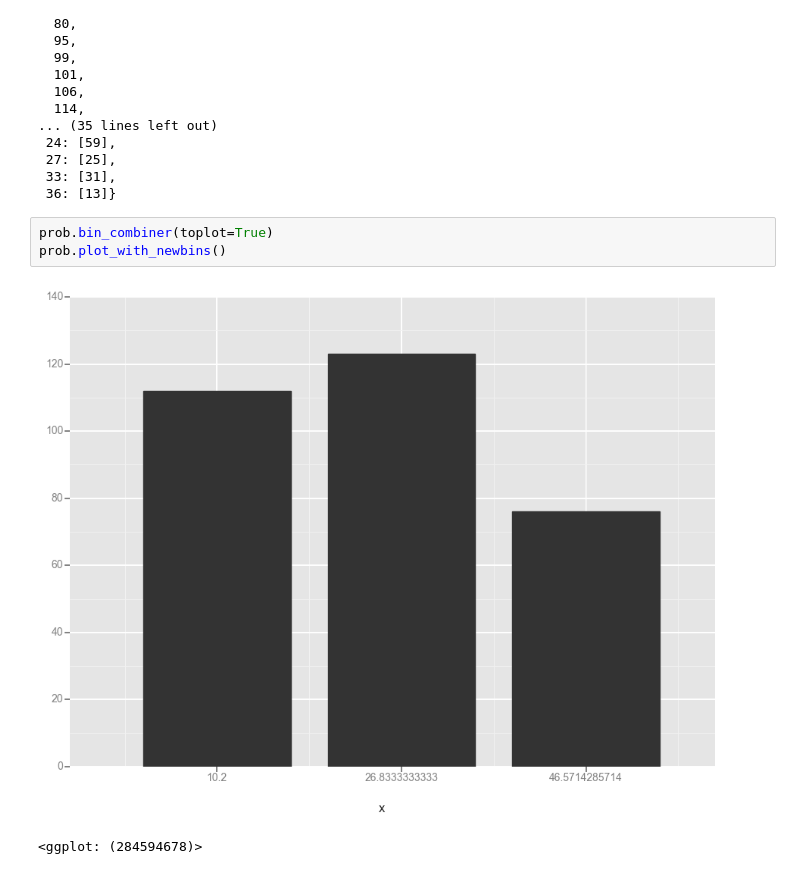
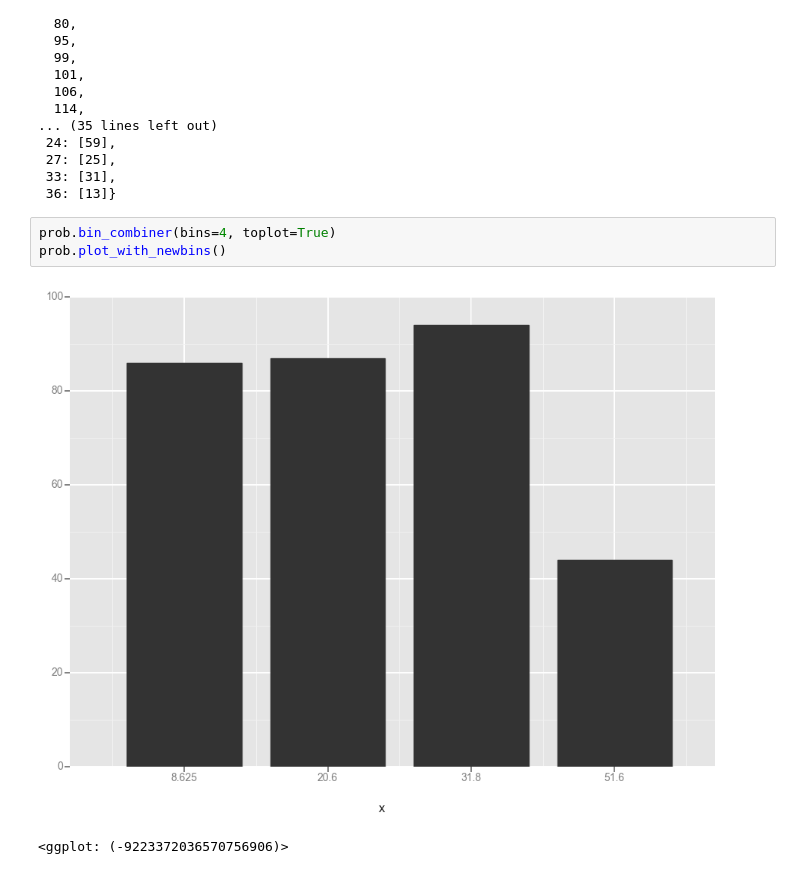
Before and after one commit to szeitlin/probability_binning, a Jupyter notebook: 11_02_2016_test_with_public_dataset.ipynb, the cells around one changed output. Cells and saved outputs as stored; diff of their text form.

```diff
--- a/11_02_2016_test_with_public_dataset.ipynb
+++ b/11_02_2016_test_with_public_dataset.ipynb
@@ -91,8 +92,8 @@ prob.invind
  33: [31],
  36: [13]}
 # %%
-prob.bin_combiner(toplot=True)
+prob.bin_combiner(bins=4, toplot=True)
 prob.plot_with_newbins()
 # %% [output]
-[figure, old version]
+[figure, new version]
-<ggplot: (284594678)>
+<ggplot: (-9223372036570756906)>
```
Also changed, not shown: parts of 4 cells of this notebook, 2 other files.
